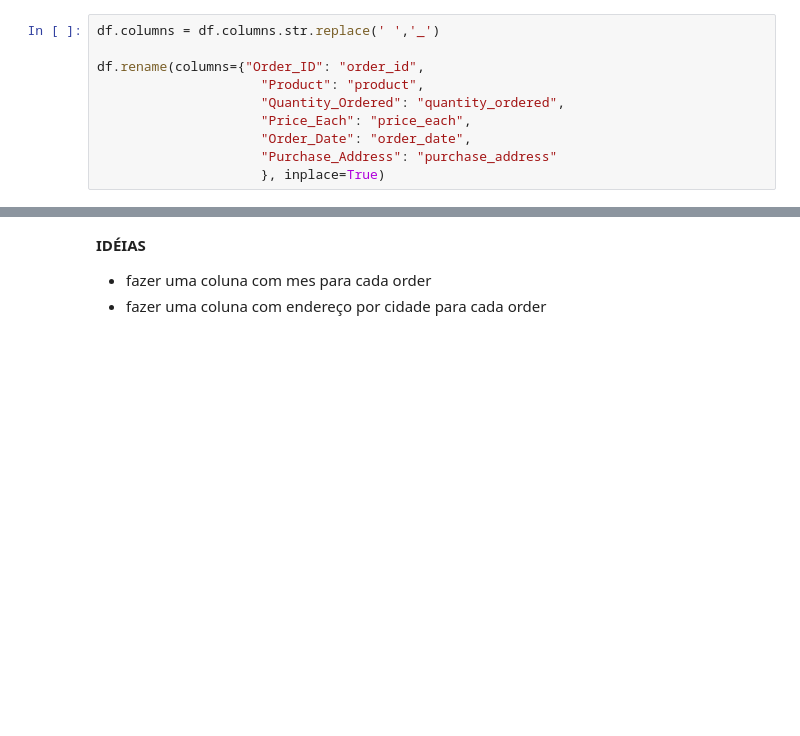
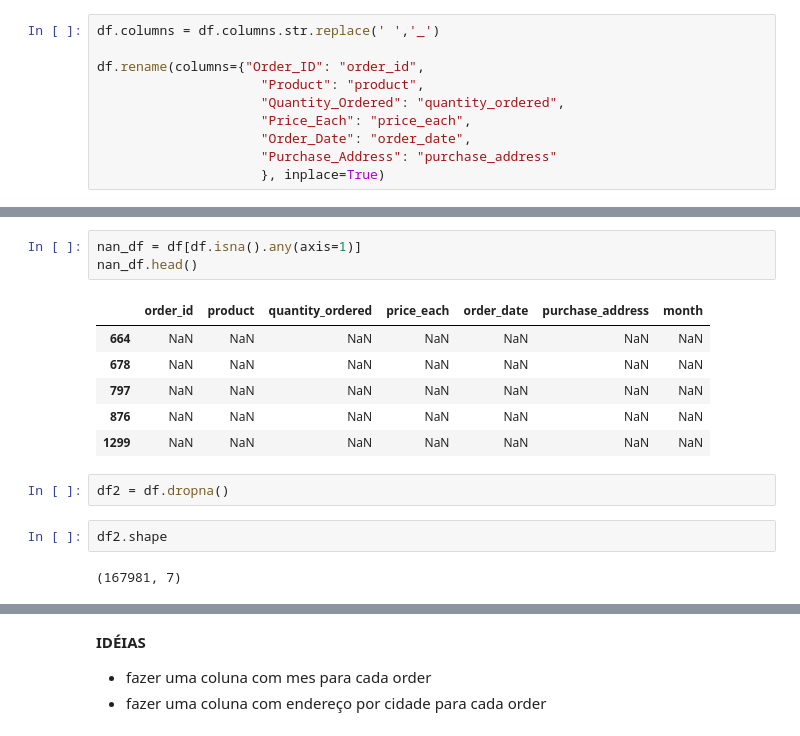
Before and after one commit to vinigm/Portfolio, a Jupyter notebook: 3_SalesAnalysis.ipynb, the cells around one changed output, grey strips where cells are left out. Cells and saved outputs as stored; diff of their text form; blank space fills up the shorter version.

```diff
--- a/3_SalesAnalysis.ipynb
+++ b/3_SalesAnalysis.ipynb
@@ -111,0 +130,16 @@ df.head()
+# %%
+nan_df = df[df.isna().any(axis=1)]
+nan_df.head()
+# %% [output]
+|  | order_id | product | quantity_ordered | price_each | order_date | purchase_address | month |
+| 664 | NaN | NaN | NaN | NaN | NaN | NaN | NaN |
+| 678 | NaN | NaN | NaN | NaN | NaN | NaN | NaN |
+| 797 | NaN | NaN | NaN | NaN | NaN | NaN | NaN |
+| 876 | NaN | NaN | NaN | NaN | NaN | NaN | NaN |
+| 1299 | NaN | NaN | NaN | NaN | NaN | NaN | NaN |
+# %%
+df2 = df.dropna()
+# %%
+df2.shape
+# %% [output]
+(167981, 7)
```
Also changed, not shown: parts of 26 cells of this notebook.
